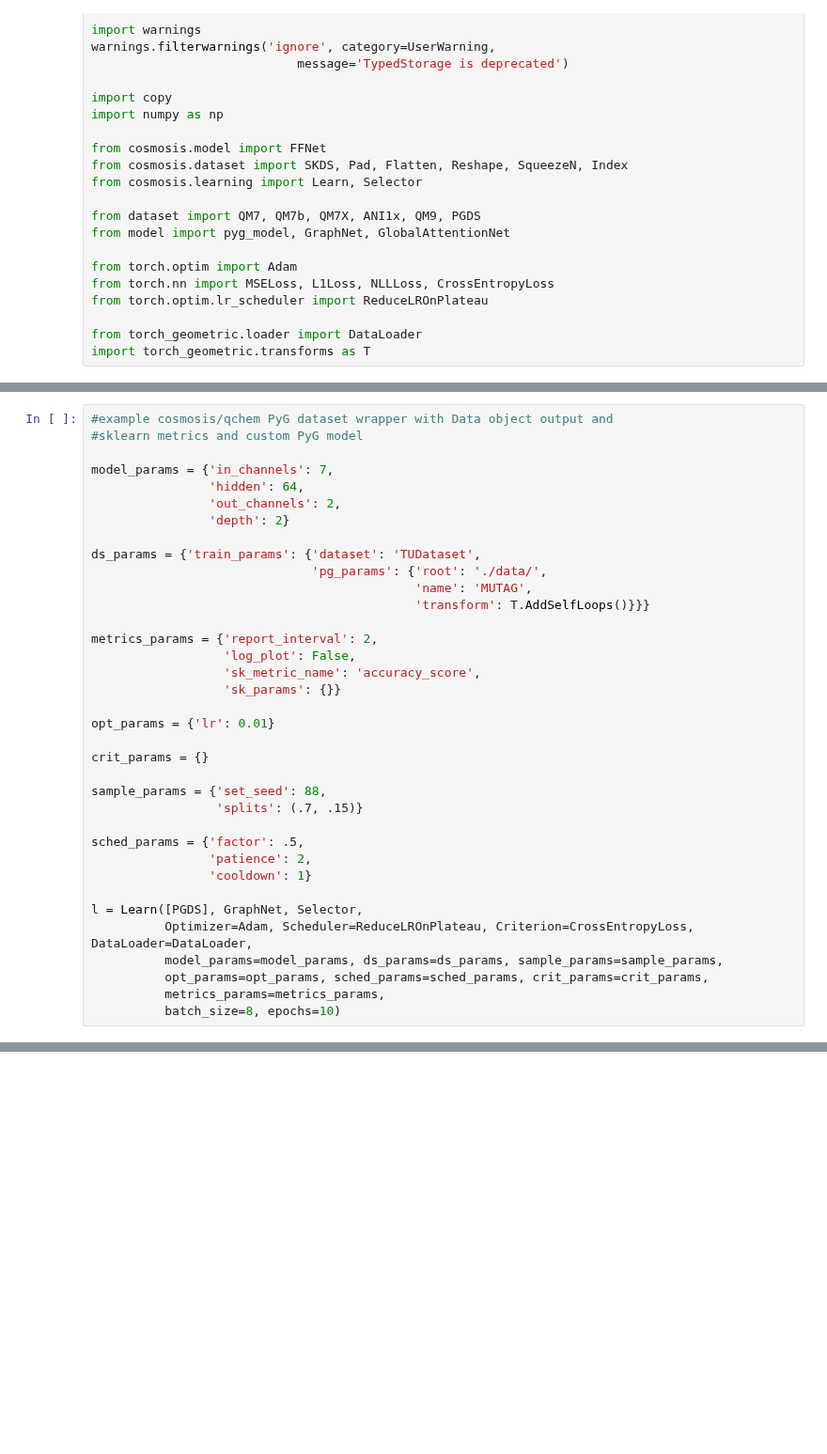
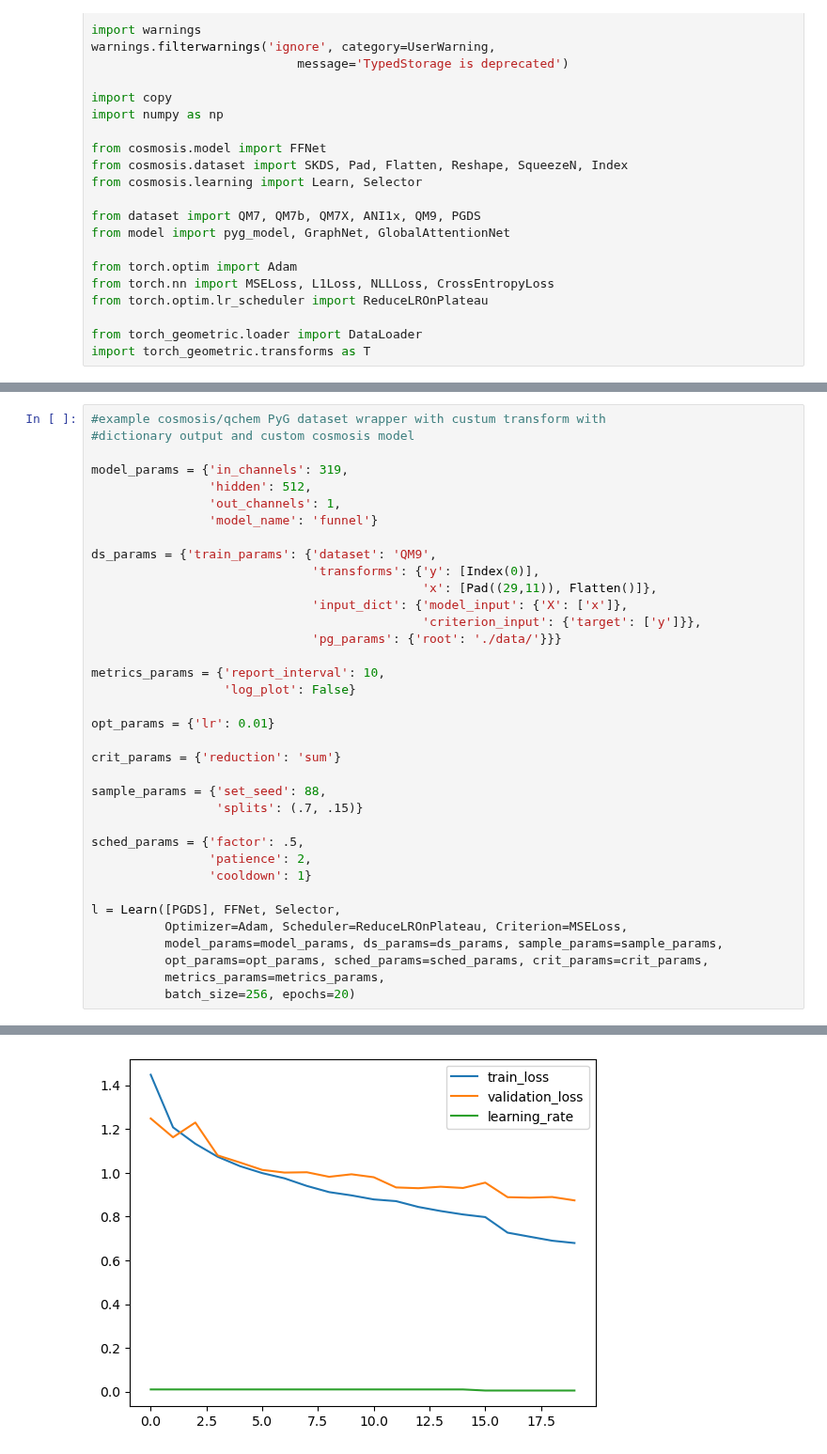
Before and after one commit to icanswim/qchem, a Jupyter notebook: experiment.ipynb, the cells around one changed output, grey strips where cells are left out. Shown at 94% size. Cells and saved outputs as stored; diff of their text form; blank space fills up the shorter version.

```diff
--- a/experiment.ipynb
+++ b/experiment.ipynb
@@ -141,25 +262,25 @@ l = Learn([QM9], FFNet, Selector,
 # %%
-#example cosmosis/qchem PyG dataset wrapper with Data object output and
-#sklearn metrics and custom PyG model
+#example cosmosis/qchem PyG dataset wrapper with custum transform with
+#dictionary output and custom cosmosis model
 
-model_params = {'in_channels': 7,
-                'hidden': 64,
-                'out_channels': 2,
-                'depth': 2}
+model_params = {'in_channels': 319,
+                'hidden': 512,
+                'out_channels': 1,
+                'model_name': 'funnel'}
 
-ds_params = {'train_params': {'dataset': 'TUDataset',
-                              'pg_params': {'root': './data/',
-                                            'name': 'MUTAG',
-                                            'transform': T.AddSelfLoops()}}}
+ds_params = {'train_params': {'dataset': 'QM9',
+                              'transforms': {'y': [Index(0)],
+                                             'x': [Pad((29,11)), Flatten()]},
+                              'input_dict': {'model_input': {'X': ['x']},
+                                             'criterion_input': {'target': ['y']}},
+                              'pg_params': {'root': './data/'}}}
 
-metrics_params = {'report_interval': 2,
-                  'log_plot': False,
-                  'sk_metric_name': 'accuracy_score',
-                  'sk_params': {}}
+metrics_params = {'report_interval': 10,
+                  'log_plot': False}
 
 opt_params = {'lr': 0.01}
 
-crit_params = {}
+crit_params = {'reduction': 'sum'}
 
 sample_params = {'set_seed': 88,
                  'splits': (.7, .15)}
@@ -168,9 +289,10 @@ sched_params = {'factor': .5,
                 'patience': 2,
                 'cooldown': 1}
 
-l = Learn([PGDS], GraphNet, Selector,
-          Optimizer=Adam, Scheduler=ReduceLROnPlateau, Criterion=CrossEntropyLoss, DataLoader=DataLoader,
+l = Learn([PGDS], FFNet, Selector,
+          Optimizer=Adam, Scheduler=ReduceLROnPlateau, Criterion=MSELoss,
           model_params=model_params, ds_params=ds_params, sample_params=sample_params,
           opt_params=opt_params, sched_params=sched_params, crit_params=crit_params,
           metrics_params=metrics_params,
-          batch_size=8, epochs=10)
+          batch_size=256, epochs=20)
+# %% [output]
@@ -177 +316,2 @@ l = Learn([PGDS], GraphNet, Selector,
+[figure, added]
 # %%
```
Also changed, not shown: parts of 18 cells of this notebook.
